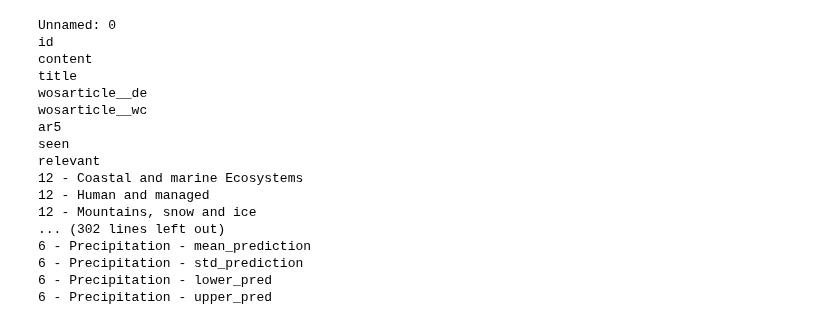
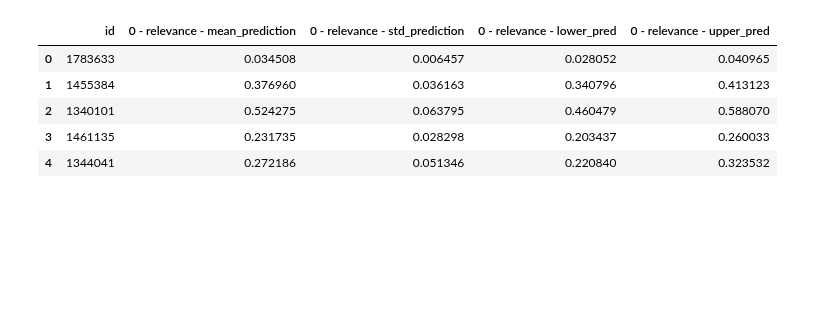
Before and after one commit to mcallaghan/regional-impacts-map, a Jupyter notebook: analysis/3a_extract_locations.ipynb, the cells around one changed output. Cells and saved outputs as stored; diff of their text form; code cells hidden in the pictures; blank space fills up the shorter version.

```diff
--- a/analysis/3a_extract_locations.ipynb
+++ b/analysis/3a_extract_locations.ipynb
@@ -14,21 +0,0 @@ import pandas as pd
-# %%
-for x in df.columns:
-    print(x)
-# %% [output]
-Unnamed: 0
-id
-content
-title
-wosarticle__de
-wosarticle__wc
-ar5
-seen
-relevant
-12 - Coastal and marine Ecosystems
-12 - Human and managed
-12 - Mountains, snow and ice
-... (302 lines left out)
-6 - Precipitation - mean_prediction
-6 - Precipitation - std_prediction
-6 - Precipitation - lower_pred
-6 - Precipitation - upper_pred
@@ -34,0 +5,11 @@ relevant
+# %%
+# Get a list of predictions for the unseen documents
+relevance = pd.read_csv('../data/1_document_relevance.csv')
+relevance.head()
+# %% [output]
+|  | id | 0 - relevance - mean_prediction | 0 - relevance - std_prediction | 0 - relevance - lower_pred | 0 - relevance - upper_pred |
+| 0 | 1783633 | 0.034508 | 0.006457 | 0.028052 | 0.040965 |
+| 1 | 1455384 | 0.376960 | 0.036163 | 0.340796 | 0.413123 |
+| 2 | 1340101 | 0.524275 | 0.063795 | 0.460479 | 0.588070 |
+| 3 | 1461135 | 0.231735 | 0.028298 | 0.203437 | 0.260033 |
+| 4 | 1344041 | 0.272186 | 0.051346 | 0.220840 | 0.323532 |
```
Also changed, not shown: parts of 14 cells of this notebook, 2 other files.
